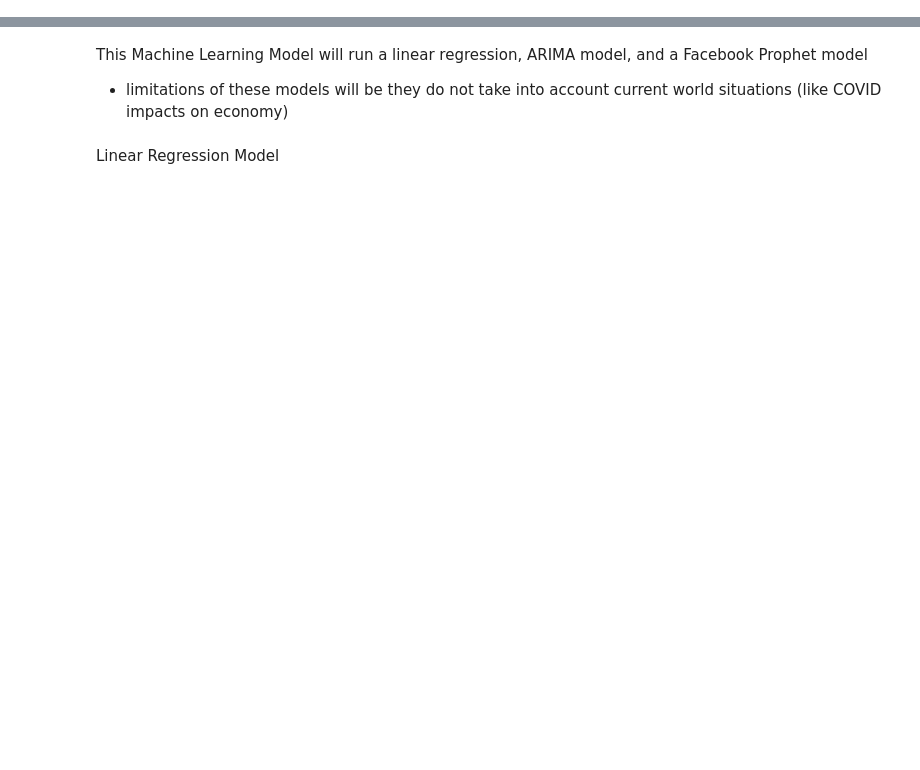
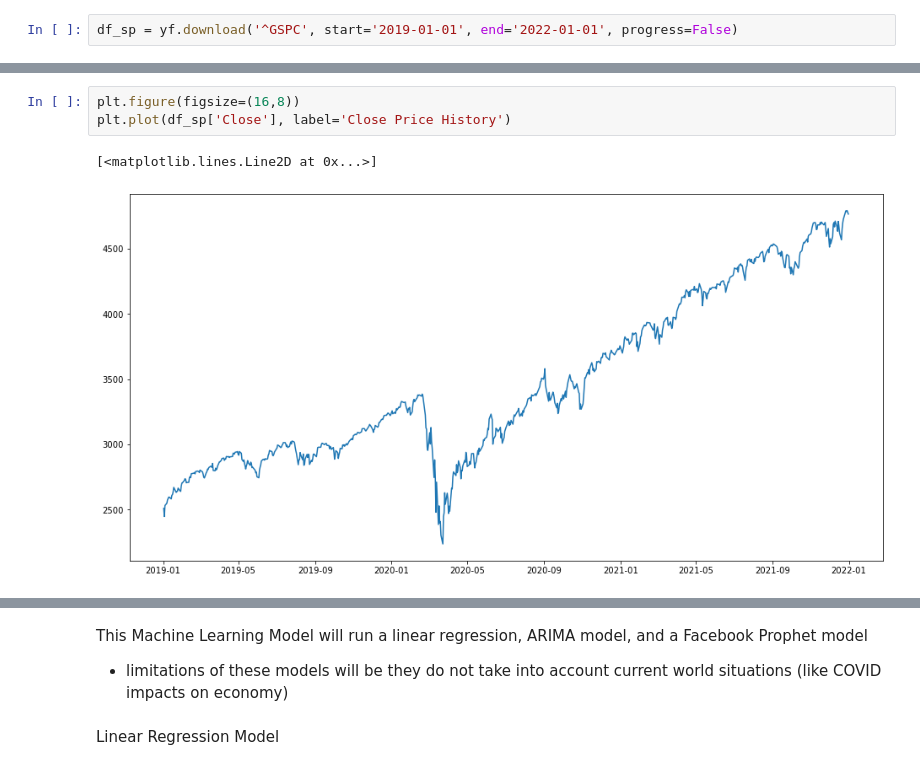
Before and after one commit to Roark23/Final_Project, a Jupyter notebook: ML_update.ipynb, the cells around one changed output, grey strips where cells are left out. Drawn from its saved outputs; the diff is of its cells as text; blank space fills up the shorter version.

```diff
--- a/ML_update.ipynb
+++ b/ML_update.ipynb
@@ -13,0 +27,2 @@ df = import
+# %%
+df_sp = yf.download('^GSPC', start='2019-01-01', end='2022-01-01', progress=False)
@@ -21,0 +38,6 @@ plt.plot(df['Close'], label='Close Price History')
+# %%
+plt.figure(figsize=(16,8))
+plt.plot(df_sp['Close'], label='Close Price History')
+# %% [output]
+[<matplotlib.lines.Line2D at 0x...>]
+[figure, added]
```
Also changed, not shown: parts of 30 cells of this notebook.
